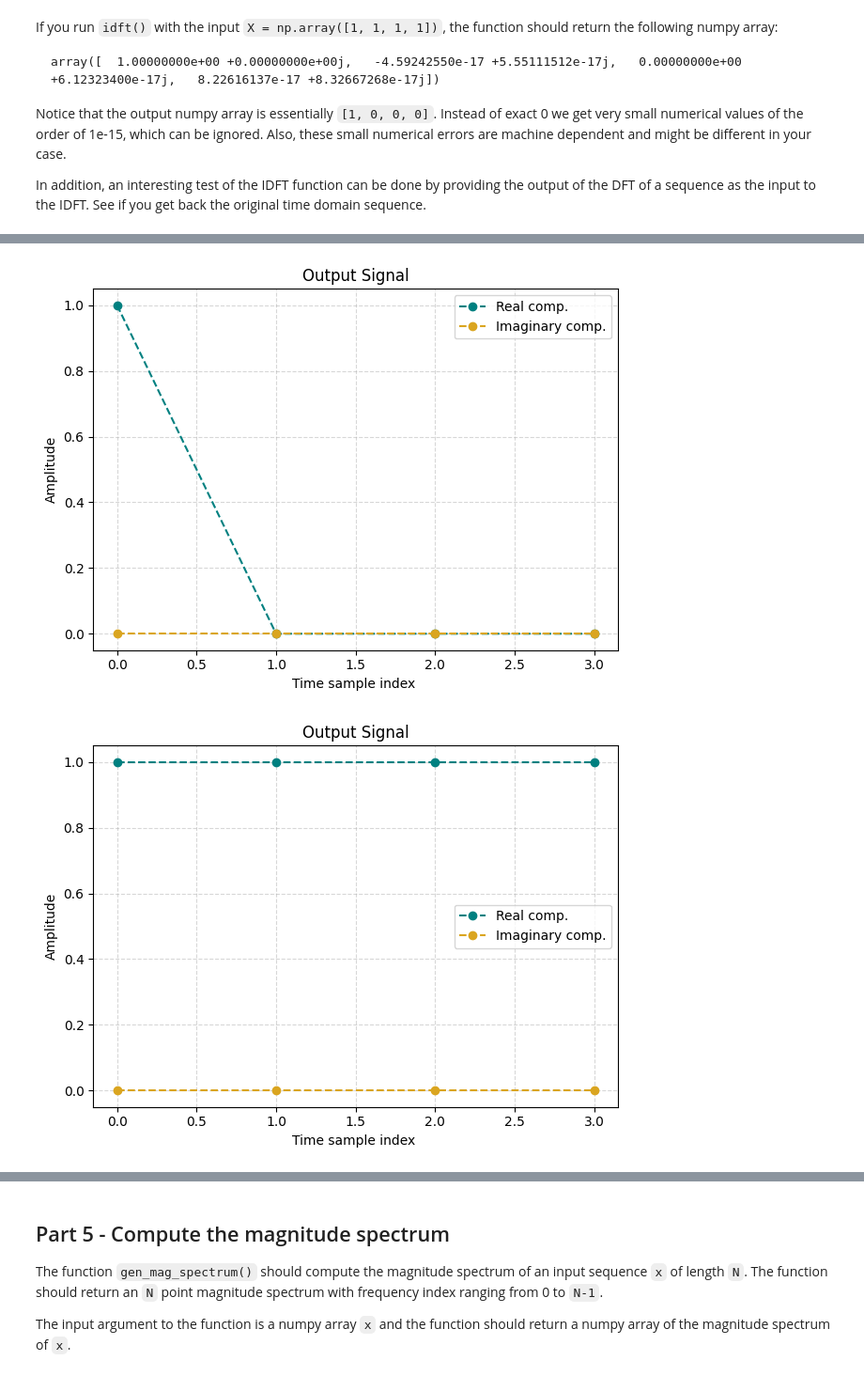
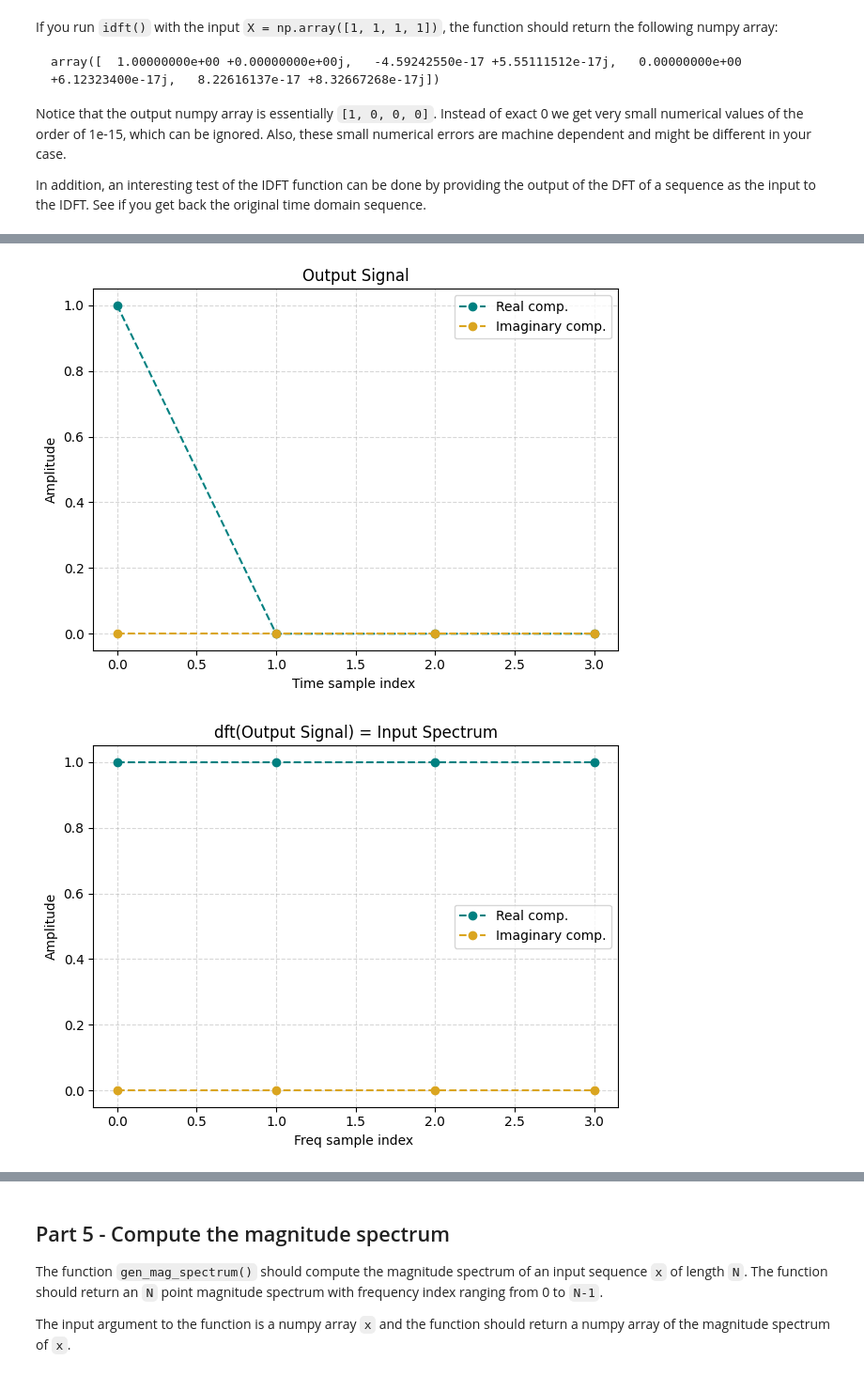
Before and after one commit to inesbroto/sms-tools-materials, a Jupyter notebook: exercises/E2-Sinusoids-and-DFT.ipynb, the cells around one changed output, grey strips where cells are left out. Shown at 94% size. Cells and saved outputs as stored; diff of their text form; code cells hidden in the pictures.

```diff
--- a/exercises/E2-Sinusoids-and-DFT.ipynb
+++ b/exercises/E2-Sinusoids-and-DFT.ipynb
@@ -267,7 +267,7 @@ Notice that the output numpy array is essentially `[1, 0, 0, 0]`. Instead of exa
 In addition, an interesting test of the IDFT function can be done by providing the output of the DFT of a sequence as the input to the IDFT. See if you get back the original time domain sequence.
 # %%
 # E2 - 4.2: Plot input spectrum (real and imaginary parts) suggested above, call idft(), plot output signal
-# (real and imaginary parts), compute the idft() of the output signal to validate that you get back the input spectrum.
+# (real and imaginary parts), compute the dft() of the output signal to validate that you get back the input spectrum.
 
 ### Your code here
 
@@ -286,33 +286,33 @@ plt.legend()
 plt.tight_layout()
 plt.show()
 
 
 
 plt.plot(np.arange(N), [i.real for i in x],'o--', color='teal', label='Real comp.')
 plt.plot(np.arange(N), [i.imag for i in x], 'o--',color='goldenrod',  label='Imaginary comp.')
 
 plt.title("Output Signal")
 plt.xlabel("Time sample index ")
 plt.ylabel("Amplitude")
 plt.grid(True, linestyle='--', alpha=0.5)
 plt.legend()
 plt.tight_layout()
 plt.show()
 
 
 
 X = dft(x)
 plt.plot(np.arange(N), [i.real for i in X],'o--', color='teal', label='Real comp.')
 plt.plot(np.arange(N), [i.imag for i in X], 'o--',color='goldenrod',  label='Imaginary comp.')
 
-plt.title("Output Signal")
-plt.xlabel("Time sample index ")
+plt.title("dft(Output Signal) = Input Spectrum")
+plt.xlabel("Freq sample index ")
 plt.ylabel("Amplitude")
 plt.grid(True, linestyle='--', alpha=0.5)
 plt.legend()
 plt.tight_layout()
 plt.show()
 # %% [output]
 [figure]
 [figure]
-[figure, old version]
+[figure, new version]
```
Also changed, not shown: parts of 5 cells of this notebook, 1 other file.
